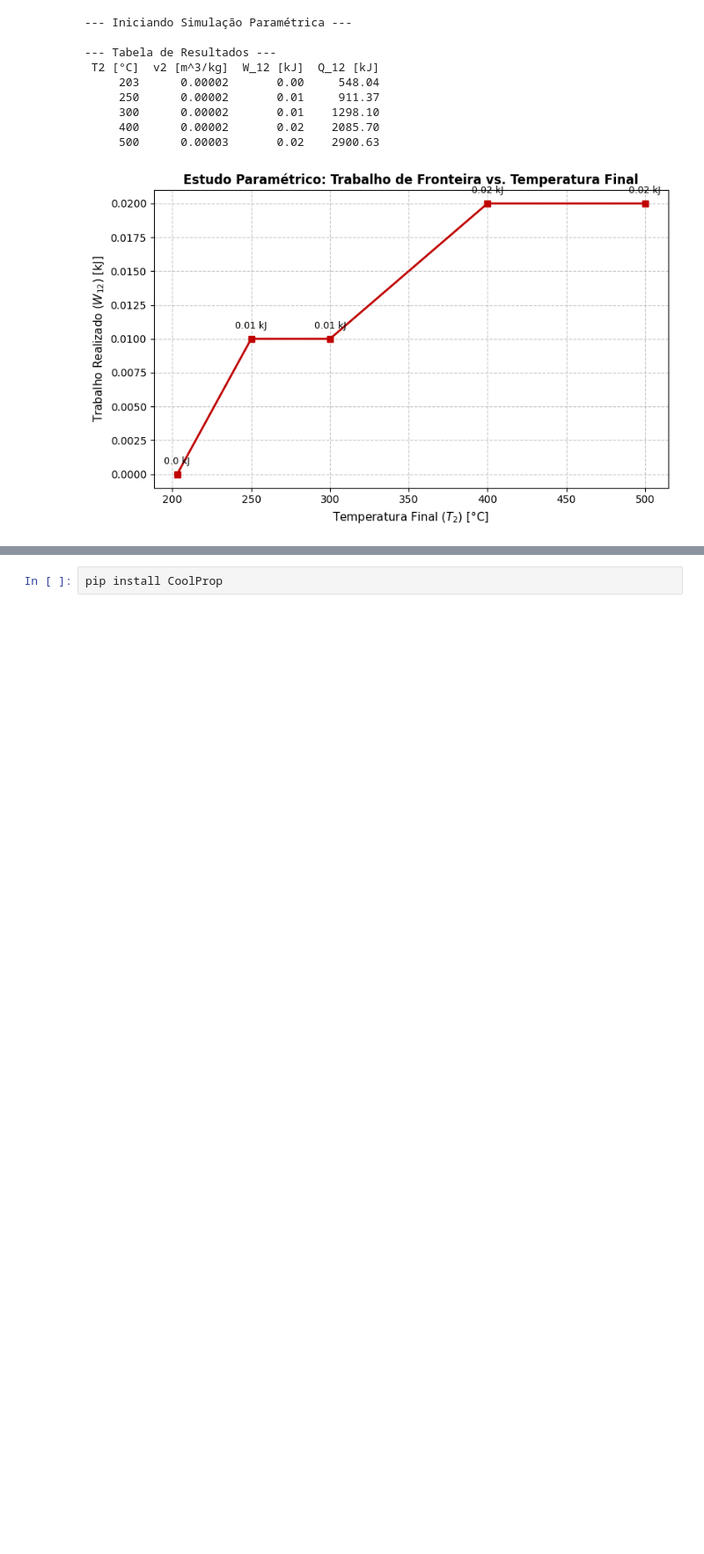
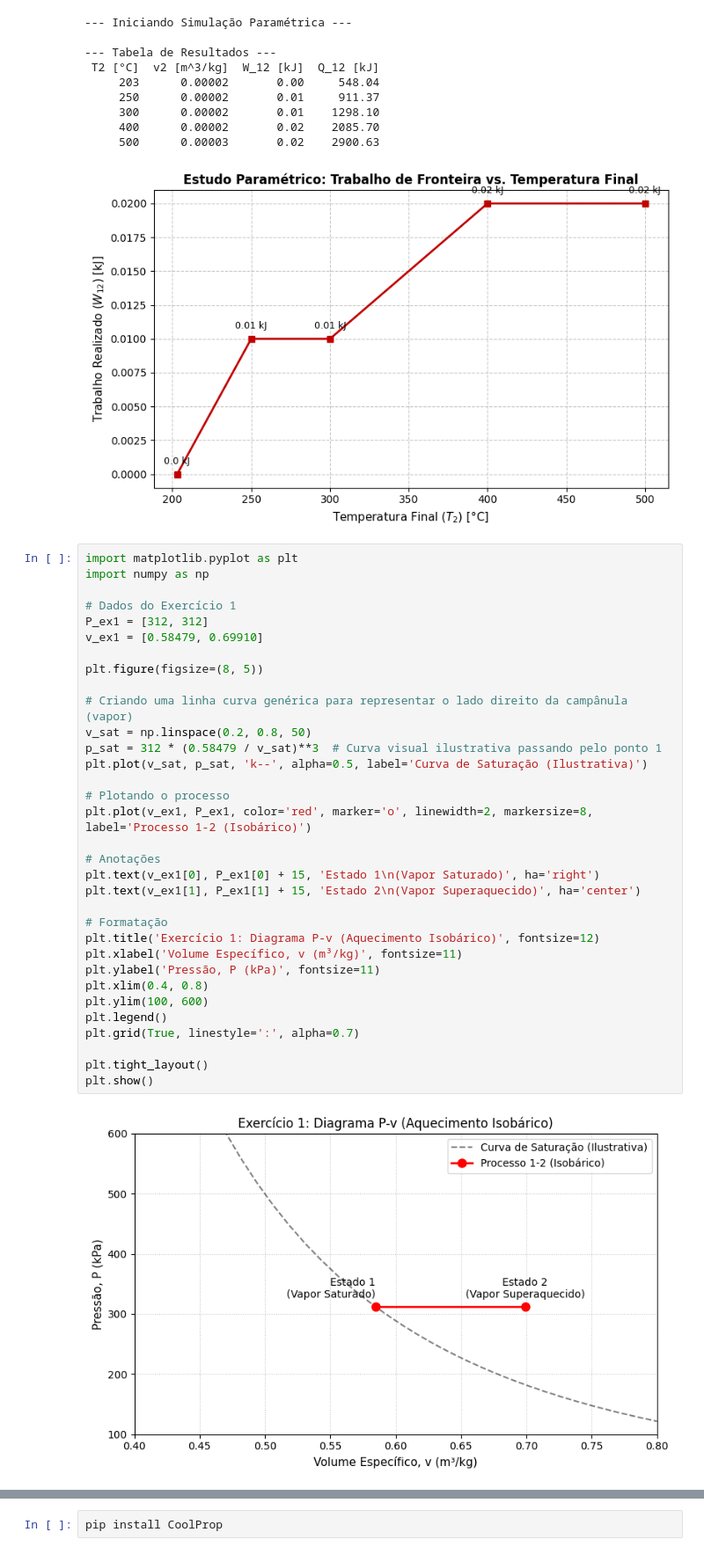
Before and after one commit to DouglasdeCamargo/relearningPy, a Jupyter notebook: estudoParametricoSim.ipynb, the cells around one changed output, grey strips where cells are left out. Shown at 88% size. Drawn from its saved outputs; the diff is of its cells as text; blank space fills up the shorter version.

```diff
--- a/estudoParametricoSim.ipynb
+++ b/estudoParametricoSim.ipynb
@@ -82,3 +82,38 @@ plt.tight_layout()
      400      0.00002       0.02    2085.70
      500      0.00003       0.02    2900.63
 [figure]
+# %%
+import matplotlib.pyplot as plt
+import numpy as np
+
+# Dados do Exercício 1
+P_ex1 = [312, 312]
+v_ex1 = [0.58479, 0.69910]
+
+plt.figure(figsize=(8, 5))
+
+# Criando uma linha curva genérica para representar o lado direito da campânula (vapor)
+v_sat = np.linspace(0.2, 0.8, 50)
+p_sat = 312 * (0.58479 / v_sat)**3  # Curva visual ilustrativa passando pelo ponto 1
+plt.plot(v_sat, p_sat, 'k--', alpha=0.5, label='Curva de Saturação (Ilustrativa)')
+
+# Plotando o processo
+plt.plot(v_ex1, P_ex1, color='red', marker='o', linewidth=2, markersize=8, label='Processo 1-2 (Isobárico)')
+
+# Anotações
+plt.text(v_ex1[0], P_ex1[0] + 15, 'Estado 1\n(Vapor Saturado)', ha='right')
+plt.text(v_ex1[1], P_ex1[1] + 15, 'Estado 2\n(Vapor Superaquecido)', ha='center')
+
+# Formatação
+plt.title('Exercício 1: Diagrama P-v (Aquecimento Isobárico)', fontsize=12)
+plt.xlabel('Volume Específico, v (m³/kg)', fontsize=11)
+plt.ylabel('Pressão, P (kPa)', fontsize=11)
+plt.xlim(0.4, 0.8)
+plt.ylim(100, 600)
+plt.legend()
+plt.grid(True, linestyle=':', alpha=0.7)
+
+plt.tight_layout()
+plt.show()
+# %% [output]
+[figure, added]
```
Also changed, not shown: parts of 2 cells of this notebook.
